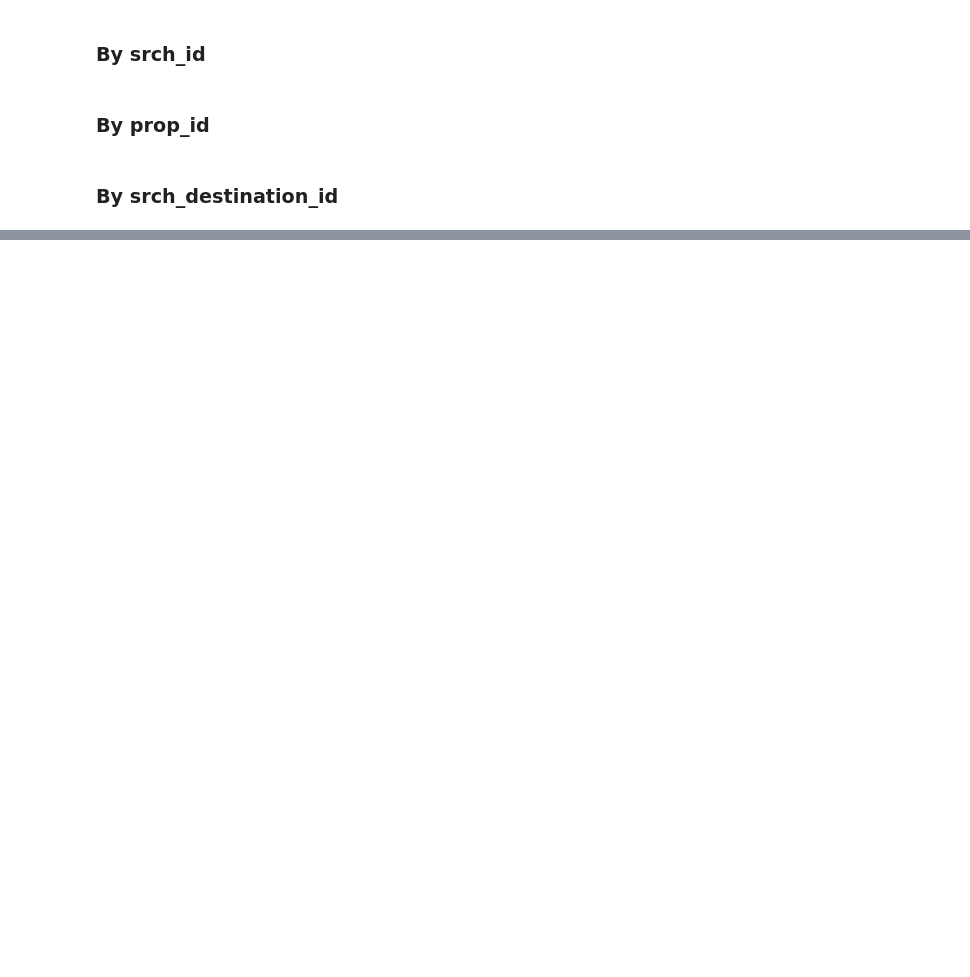
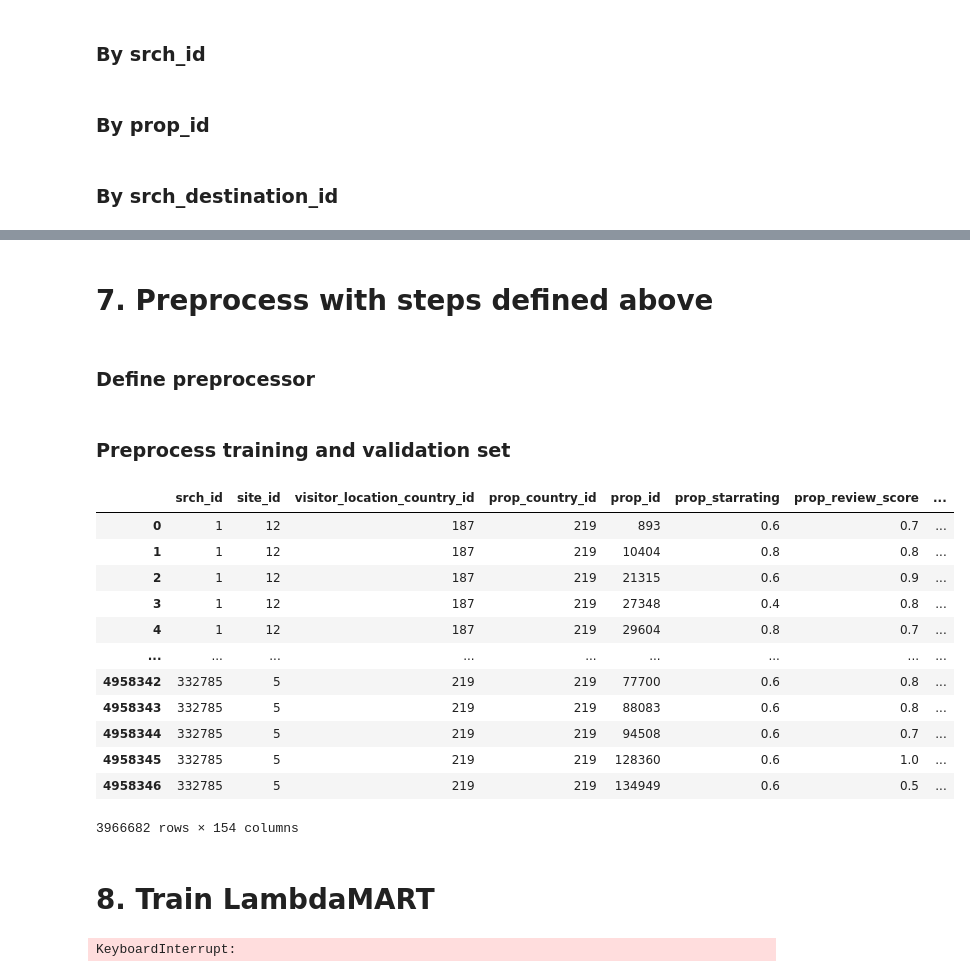
Before and after one commit to mraihanfadhilah/DMT-Assignment-2, a Jupyter notebook: ranking.ipynb, the cells around one changed output, grey strips where cells are left out. Cells and saved outputs as stored; diff of their text form; code cells hidden in the pictures; blank space fills up the shorter version.

Commit message:
lambdamart

```diff
--- a/ranking.ipynb
+++ b/ranking.ipynb
@@ -167,5 +228,3 @@ df_prop_id_grouped.columns = prop_id_grouped_columns
-# %%
-training_set = training_set.merge(df_prop_id_grouped, how='left', left_on='prop_id', right_index=True)
 # %% [markdown]
 ### By srch_destination_id
 # %%
@@ -181,2 +235,0 @@ df_srch_destination_id_grouped.columns = srch_destination_id_grouped_columns
-# %%
-training_set = training_set.merge(df_srch_destination_id_grouped, how='left', left_on='srch_destination_id', right_index=True)
@@ -209,29 +249,13 @@ training_set.loc[:,'comp2_inv'].min()
 - adults, children, room count : standard scaler
 - comp features : standard scaler
 # %%
-# import standard scaler and minmax scaler
-from sklearn.preprocessing import StandardScaler, MinMaxScaler
-
-# create standard scaler object
-scaler = StandardScaler()
-
 features_to_standardize = [i for i in training_set.columns if 'log_' in i] + \
                     [i for i in training_set.columns if 'count' in i and 'id' not in i] + \
                     [i for i in training_set.columns if 'comp' in i and 'rate_percent_diff' in i] + \
                     [i for i in training_set.columns if 'length_of_stay' in i] + \
                     [i for i in training_set.columns if 'booking_window' in i]
 
-# create minmax scaler object
-minmax_scaler = MinMaxScaler()
 
-features_to_minmax = [i for i in training_set.columns if 'starrating' in i] + \
+features_to_minmax = [i for i in training_set.columns if 'prop' in i and'starrating' in i] + \
                 [i for i in training_set.columns if 'review_score' in i] + \
-                [i for i in training_set.columns if 'location_score' in i]
-
-# fit scalers
-scaler.fit(training_set[features_to_standardize])
-minmax_scaler.fit(training_set[features_to_minmax])
-
-# transform data
-training_set[features_to_standardize] = scaler.transform(training_set[features_to_standardize])
-training_set[features_to_minmax] = minmax_scaler.transform(training_set[features_to_minmax])
+                [i for i in training_set.columns if 'location_score' in i and '1' in i]
@@ -264,3 +268,7 @@ NEXT STEP :
     - CATEGORICAL FEATURES
     - GROUPS AND EVAL GROUPS
     - LABEL
+# %% [markdown]
+# 7. Preprocess with steps defined above
+# %% [markdown]
+### Define preprocessor
@@ -266,0 +357,23 @@ NEXT STEP :
+# %% [markdown]
+### Preprocess training and validation set
+# %%
+processor = Processor(['srch_id','prop_id', 'srch_destination_id'], srch_id_column_target, ['mean', 'median', 'std'], features_to_minmax, features_to_standardize)
+
+X_train = processor.process_train(X_train)
+X_val = processor.process_test(X_val)
+# %%
+X_train
+# %% [output]
+|  | srch_id | site_id | visitor_location_country_id | prop_country_id | prop_id | prop_starrating | prop_review_score | ... |
+| 0 | 1 | 12 | 187 | 219 | 893 | 0.6 | 0.7 | ... |
+| 1 | 1 | 12 | 187 | 219 | 10404 | 0.8 | 0.8 | ... |
+| 2 | 1 | 12 | 187 | 219 | 21315 | 0.6 | 0.9 | ... |
+| 3 | 1 | 12 | 187 | 219 | 27348 | 0.4 | 0.8 | ... |
+| 4 | 1 | 12 | 187 | 219 | 29604 | 0.8 | 0.7 | ... |
+| ... | ... | ... | ... | ... | ... | ... | ... | ... |
+| 4958342 | 332785 | 5 | 219 | 219 | 77700 | 0.6 | 0.8 | ... |
+| 4958343 | 332785 | 5 | 219 | 219 | 88083 | 0.6 | 0.8 | ... |
+| 4958344 | 332785 | 5 | 219 | 219 | 94508 | 0.6 | 0.7 | ... |
+| 4958345 | 332785 | 5 | 219 | 219 | 128360 | 0.6 | 1.0 | ... |
+| 4958346 | 332785 | 5 | 219 | 219 | 134949 | 0.6 | 0.5 | ... |
+3966682 rows × 154 columns
@@ -266,0 +389,28 @@ NEXT STEP :
+# %% [markdown]
+# 8. Train LambdaMART
+# %%
+from optuna.integration import lightgbm as lgb
+
+# create lgb datasets
+train_data = lgb.Dataset(X_train, label=y_train, group=groups)
+val_data = lgb.Dataset(X_val, label=y_val, group=groups_val)
+
+# define objective function
+
+params = {'objective': 'lambdarank',
+          'boosting': 'dart',
+          'metric':'ndcg',
+          'ndcg_eval_at': 5,
+          'device': 'cpu',
+          'n_jobs': '8',
+          'num_iterations': 500,
+          }
+
+model = lgb.train(params,
+                  train_set = train_data,
+                  valid_sets = [train_data, val_data],
+                  verbosity = -1,
+                  categorical_feature=categorical_features_indices
+                  )
+# %% [output]
+KeyboardInterrupt:
```
Also changed, not shown: parts of 40 cells of this notebook.
